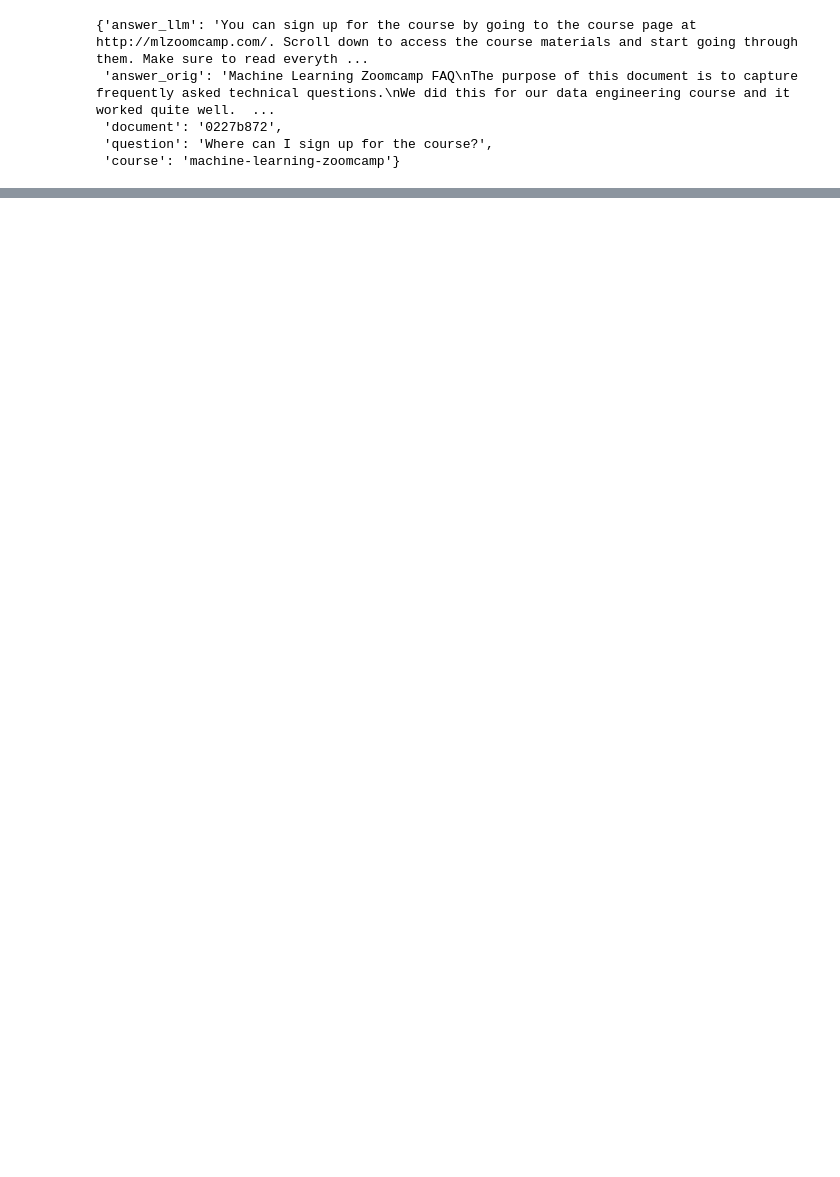
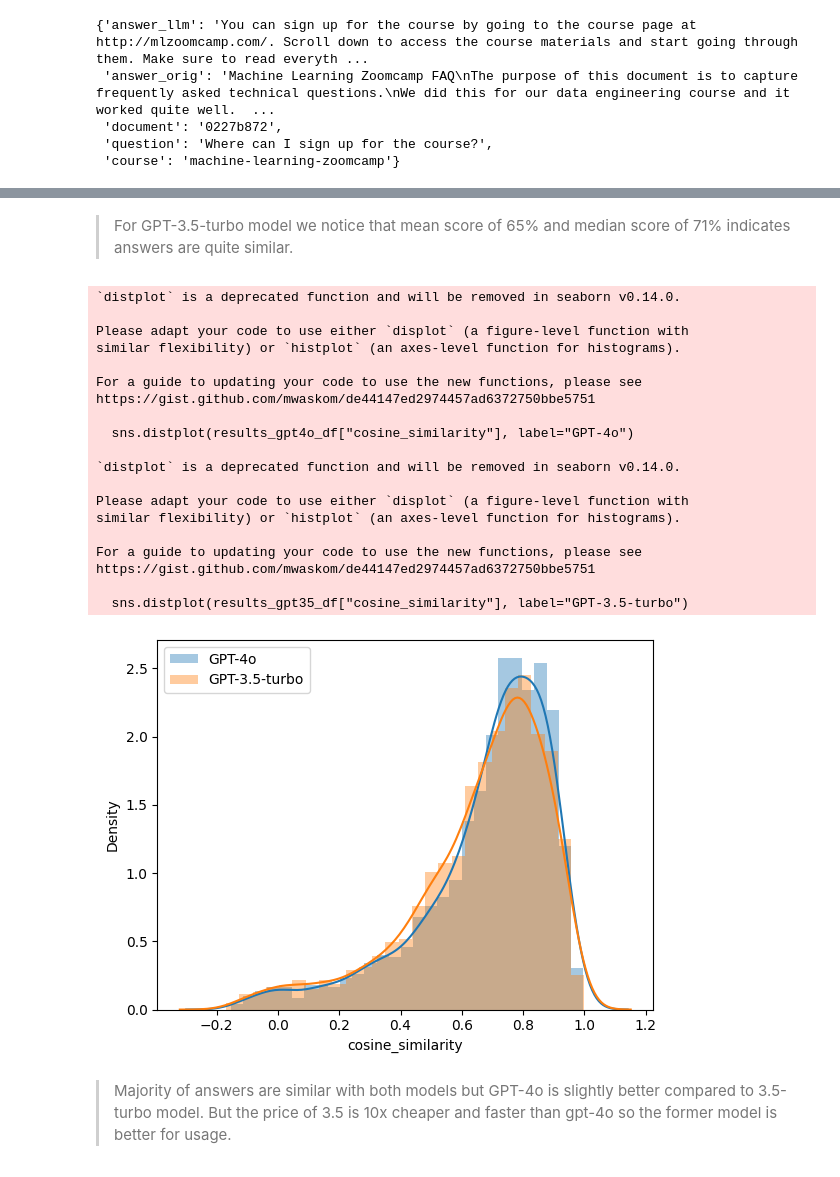
Before and after one commit to GudlaArunKumar/LLM-Zoomcamp, a Jupyter notebook: 02. Evaluation/RAG_evaluation/offline_rag_evaluation.ipynb, the cells around one changed output, grey strips where cells are left out. Drawn from its saved outputs; the diff is of its cells as text; code cells hidden in the pictures; blank space fills up the shorter version.

```diff
--- a/02. Evaluation/RAG_evaluation/offline_rag_evaluation.ipynb
+++ b/02. Evaluation/RAG_evaluation/offline_rag_evaluation.ipynb
@@ -348,0 +469,8 @@ results_gpt35_df.to_csv("data/results-gpt35.csv", index=False)
+# %%
+similarity_scores = []
+
+for record in tqdm(results_gpt35):
+    score = compute_cosine_similarity(record)
+    similarity_scores.append(score)
+# %%
+results_gpt35_df["cosine_similarity"] = similarity_scores
@@ -348,0 +489,2 @@ results_gpt35_df.to_csv("data/results-gpt35.csv", index=False)
+# %% [markdown]
+> For GPT-3.5-turbo model we notice that mean score of 65% and median score of 71% indicates answers are quite similar.
@@ -348,0 +493,31 @@ results_gpt35_df.to_csv("data/results-gpt35.csv", index=False)
+# %%
+# comparing both results
+
+sns.distplot(results_gpt4o_df["cosine_similarity"], label="GPT-4o")
+sns.distplot(results_gpt35_df["cosine_similarity"], label="GPT-3.5-turbo")
+
+plt.legend()
+plt.show()
+# %% [output]
+`distplot` is a deprecated function and will be removed in seaborn v0.14.0.
+
+Please adapt your code to use either `displot` (a figure-level function with
+similar flexibility) or `histplot` (an axes-level function for histograms).
+
+For a guide to updating your code to use the new functions, please see
+https://gist.github.com/mwaskom/de44147ed2974457ad6372750bbe5751
+
+  sns.distplot(results_gpt4o_df["cosine_similarity"], label="GPT-4o")
+
+`distplot` is a deprecated function and will be removed in seaborn v0.14.0.
+
+Please adapt your code to use either `displot` (a figure-level function with
+similar flexibility) or `histplot` (an axes-level function for histograms).
+
+For a guide to updating your code to use the new functions, please see
+https://gist.github.com/mwaskom/de44147ed2974457ad6372750bbe5751
+
+  sns.distplot(results_gpt35_df["cosine_similarity"], label="GPT-3.5-turbo")
+[figure, added]
+# %% [markdown]
+> Majority of answers are similar with both models but GPT-4o is slightly better compared to 3.5-turbo model. But the price of 3.5 is 10x cheaper and faster than gpt-4o so the former model is better for usage.
```
Also changed, not shown: parts of 39 cells of this notebook.
